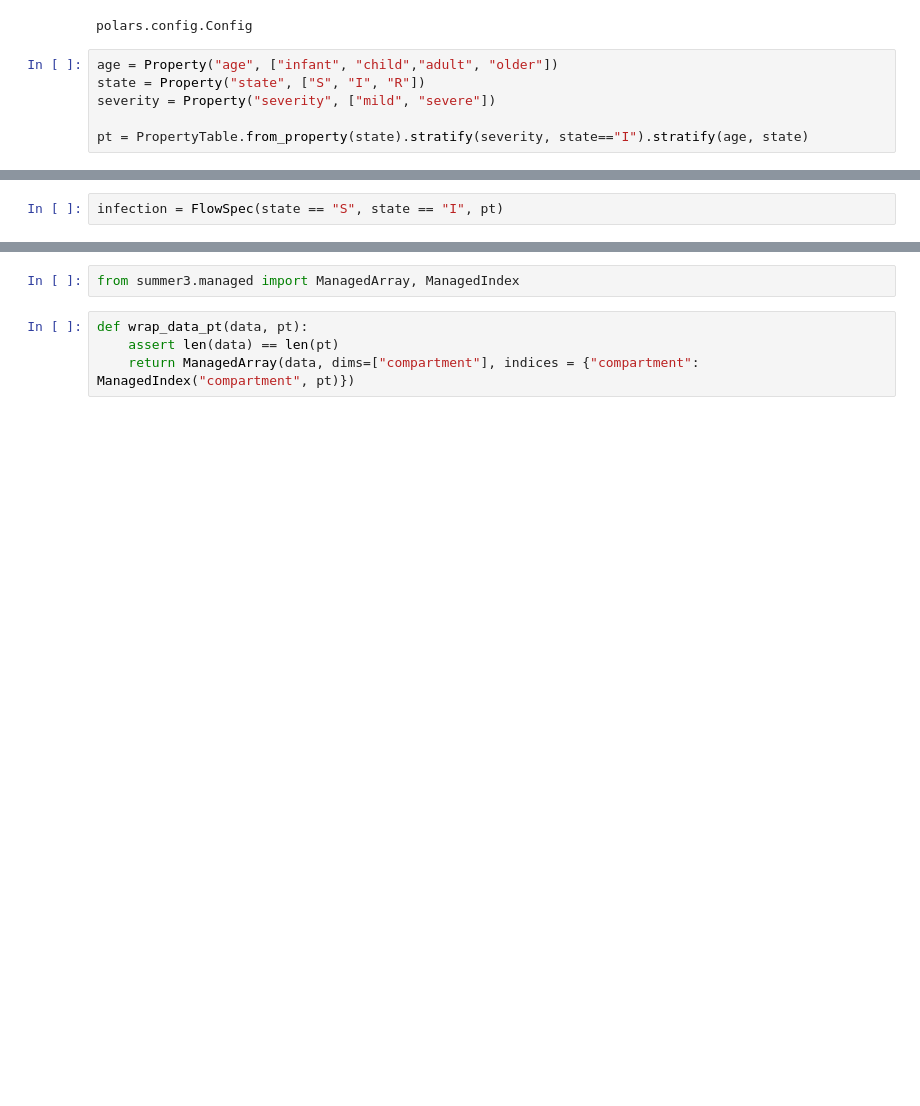
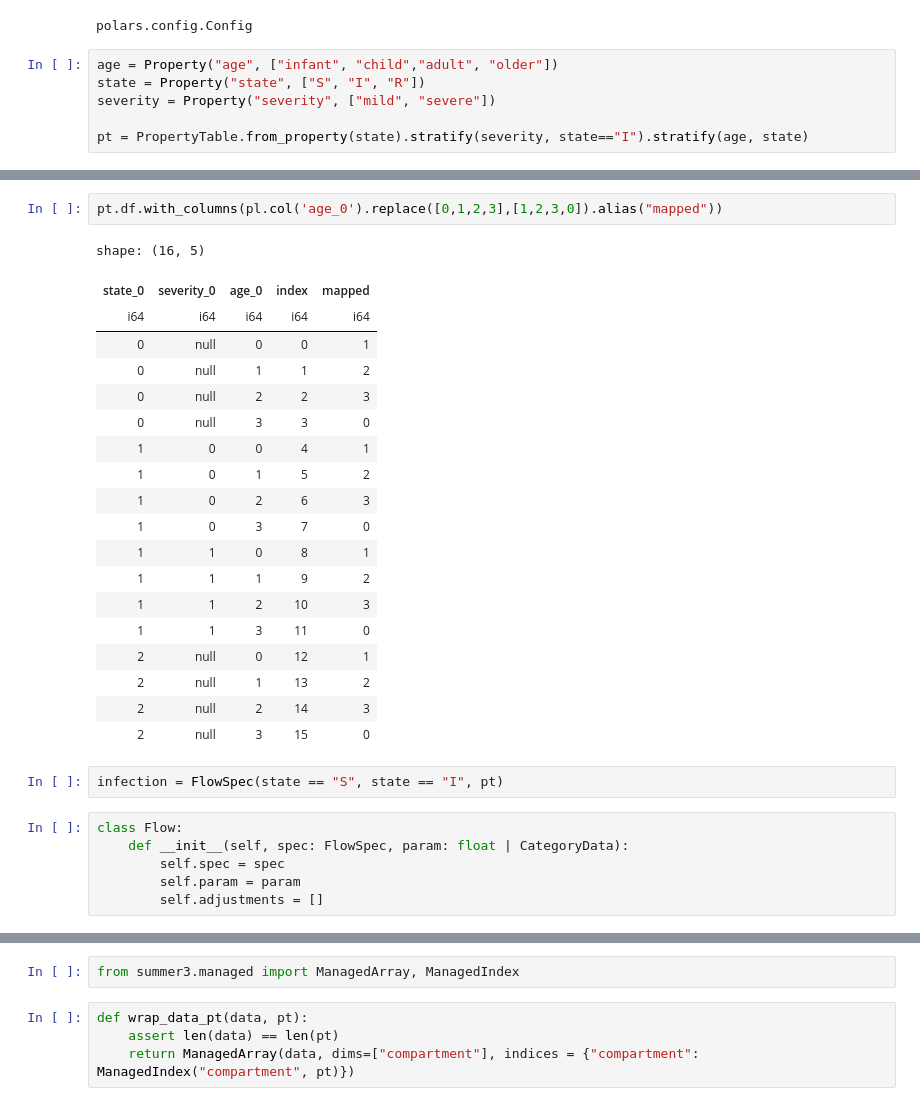
Before and after one commit to monash-emu/summer3proto, a Jupyter notebook: notebooks/ma/expanding_ops.ipynb, the cells around one changed output, grey strips where cells are left out. Drawn from its saved outputs; the diff is of its cells as text; blank space fills up the shorter version.

```diff
--- a/notebooks/ma/expanding_ops.ipynb
+++ b/notebooks/ma/expanding_ops.ipynb
@@ -21,2 +40,30 @@ pt = PropertyTable.from_property(state).stratify(severity, state=="I").stratify(
+# %%
+pt.df.with_columns(pl.col('age_0').replace([0,1,2,3],[1,2,3,0]).alias("mapped"))
+# %% [output]
+shape: (16, 5)
+| state_0 | severity_0 | age_0 | index | mapped |
+| i64 | i64 | i64 | i64 | i64 |
+| 0 | null | 0 | 0 | 1 |
+| 0 | null | 1 | 1 | 2 |
+| 0 | null | 2 | 2 | 3 |
+| 0 | null | 3 | 3 | 0 |
+| 1 | 0 | 0 | 4 | 1 |
+| 1 | 0 | 1 | 5 | 2 |
+| 1 | 0 | 2 | 6 | 3 |
+| 1 | 0 | 3 | 7 | 0 |
+| 1 | 1 | 0 | 8 | 1 |
+| 1 | 1 | 1 | 9 | 2 |
+| 1 | 1 | 2 | 10 | 3 |
+| 1 | 1 | 3 | 11 | 0 |
+| 2 | null | 0 | 12 | 1 |
+| 2 | null | 1 | 13 | 2 |
+| 2 | null | 2 | 14 | 3 |
+| 2 | null | 3 | 15 | 0 |
 # %%
 infection = FlowSpec(state == "S", state == "I", pt)
+# %%
+class Flow:
+    def __init__(self, spec: FlowSpec, param: float | CategoryData):
+        self.spec = spec
+        self.param = param
+        self.adjustments = []
```
Also changed, not shown: parts of 30 cells of this notebook, 3 other files.
